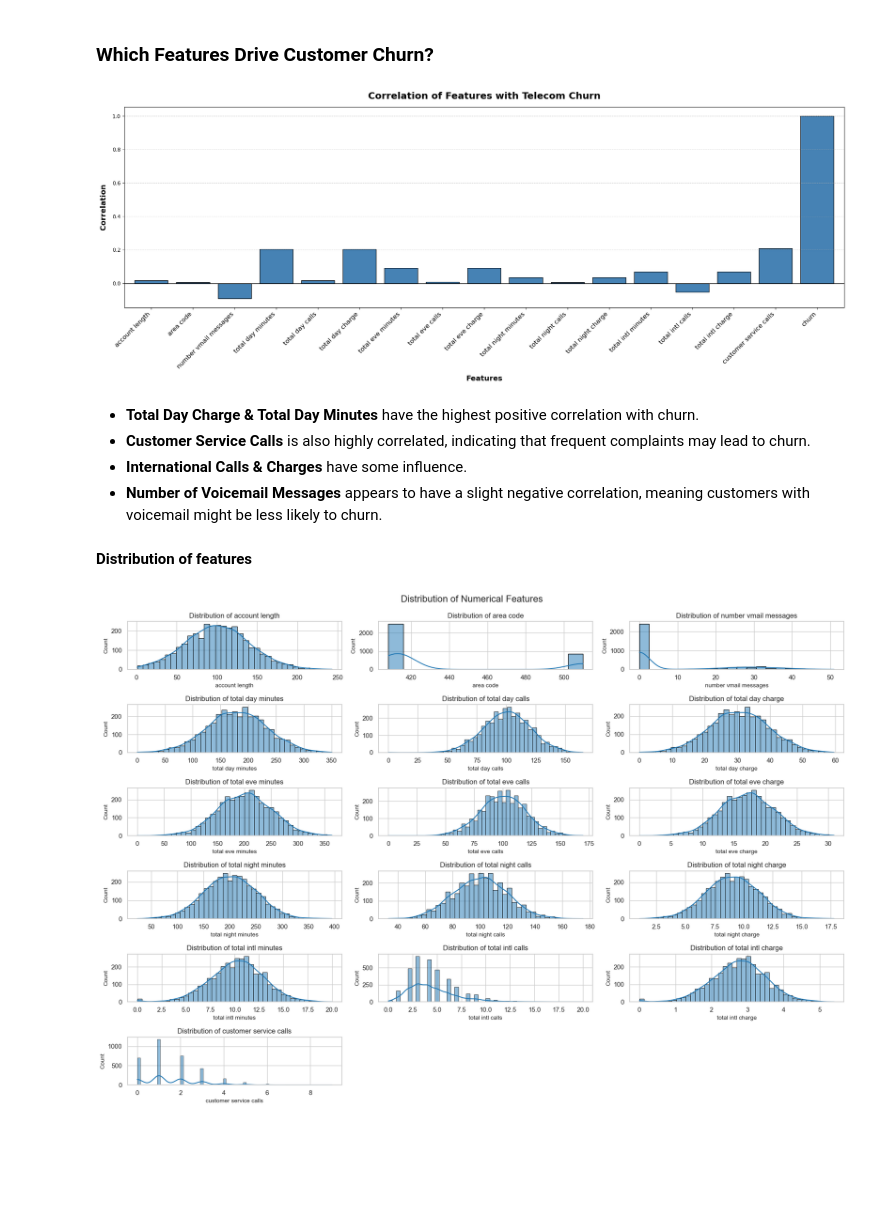
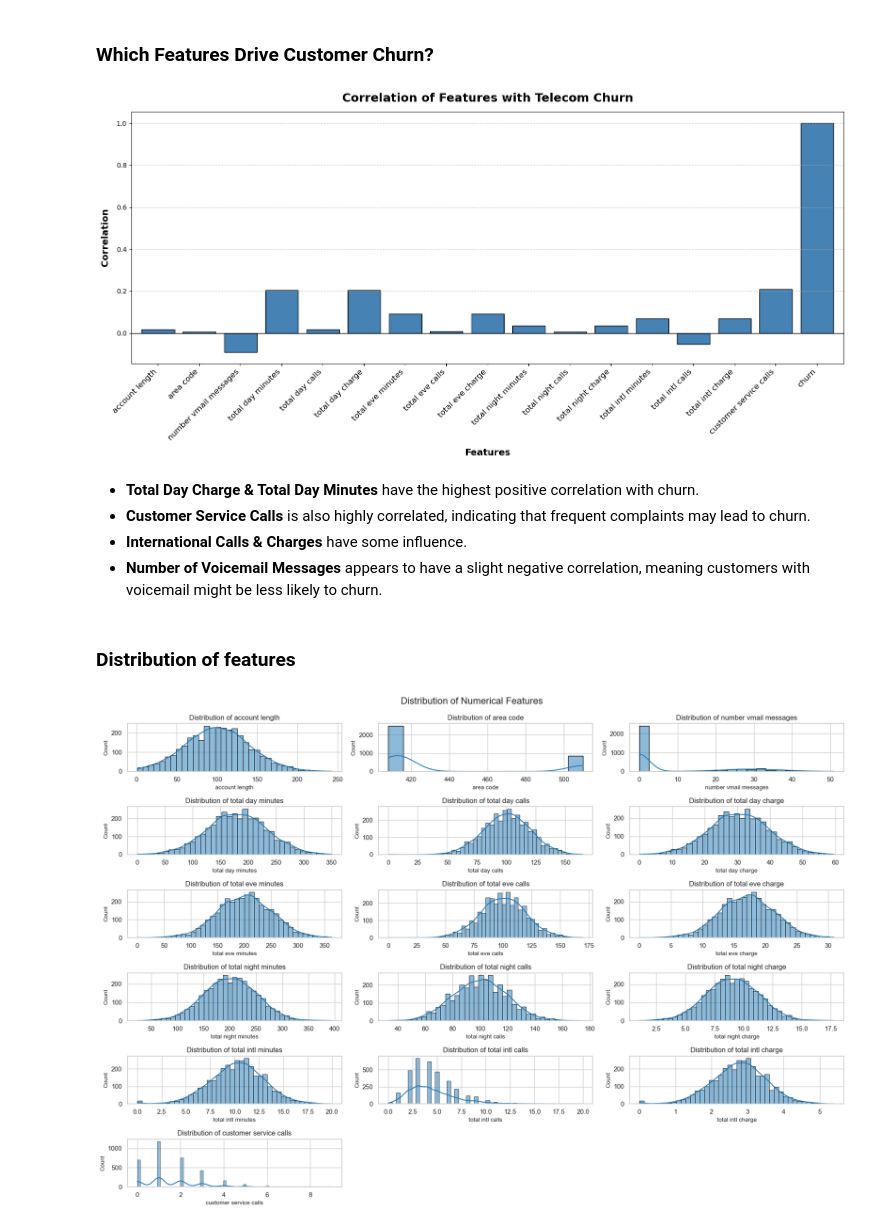
Before and after one commit to blexolonde/Customer-Churn-Prediction-for-SyriaTel, a Jupyter notebook: Syria Telecoms Churn Notebook.ipynb, the cells around one changed output. Saved outputs shown, nothing was run; the diff lists cells and outputs as text; code cells hidden in the pictures; blank space fills up the shorter version.

```diff
--- a/Syria Telecoms Churn Notebook.ipynb
+++ b/Syria Telecoms Churn Notebook.ipynb
@@ -44,13 +95,20 @@ from sklearn.linear_model import LogisticRegression
 import warnings
 warnings.filterwarnings('ignore')
 # %%
-#load the dataset
+# Load the dataset
 file_path = "bigml.csv"
-with open(file_path, 'r') as file:
-    telecoms_df = pd.read_csv(file)
 
-# Print a message to confirm data loading
-print("Data loaded successfully!")
+try:
+    with open(file_path, 'r') as file:
+        telecoms_df = pd.read_csv(file)
+    # Print a message to confirm data loading
+    print("Data loaded successfully!")
+except FileNotFoundError:
+    print(f"Error: The file '{file_path}' was not found.")
+except pd.errors.EmptyDataError:
+    print(f"Error: The file '{file_path}' is empty.")
+except Exception as e:
+    print(f"An unexpected error occurred: {e}")
 # %% [output]
 Data loaded successfully!
 # %%
@@ -294,32 +455,61 @@ plt.show()
 # %%
 # Compute correlation of features with churn
 correlation = telecoms_df.corrwith(telecoms_df['churn'])
 
 # Create figure and axis
-fig, ax = plt.subplots(figsize=(20, 8))  # Set figure size for readability
-correlation.plot.bar(ax=ax, color='steelblue', width=0.8, edgecolor='black')  # Bar chart with enhancements
+fig, ax = plt.subplots(figsize=(16, 8))  # Set figure size for readability
+
+# Plot the correlation as a bar chart with enhancements
+correlation.plot.bar(
+    ax=ax,
+    color='steelblue',
+    width=0.8,
+    edgecolor='black'
+)
 
 # Title and labels formatting
-ax.set_title('Correlation of Features with Telecom Churn', fontsize=18, fontweight='bold', pad=15)
-ax.set_xlabel('Features', fontsize=14, fontweight='bold', labelpad=10)
-ax.set_ylabel('Correlation', fontsize=14, fontweight='bold', labelpad=10)
+ax.set_title(
+    'Correlation of Features with Telecom Churn',
+    fontsize=18,
+    fontweight='bold',
+    pad=15
+)
+ax.set_xlabel(
+    'Features',
+    fontsize=14,
+    fontweight='bold',
+    labelpad=10
+)
+ax.set_ylabel(
+    'Correlation',
+    fontsize=14,
+    fontweight='bold',
+    labelpad=10
+)
 
 # Grid & axis formatting
 ax.grid(axis='y', linestyle='--', alpha=0.7)  # Dashed grid for better readability
 ax.axhline(0, color='black', linewidth=1)  # Add a reference line at zero
 
 # Rotate x-axis labels for better visibility
-ax.set_xticklabels(ax.get_xticklabels(), rotation=45, ha='right', fontsize=12)
+ax.set_xticklabels(
+    ax.get_xticklabels(),
+    rotation=45,
+    ha='right',
+    fontsize=12
+)
 
 # Optimize layout for better spacing
 plt.tight_layout()
+
+# Display the plot
 plt.show()
 # %% [output]
-[figure, old version]
+[figure, new version]
 # %% [markdown]
 - **Total Day Charge & Total Day Minutes** have the highest positive correlation with churn.
 - **Customer Service Calls** is also highly correlated, indicating that frequent complaints may lead to churn.
 - **International Calls & Charges** have some influence.
 - **Number of Voicemail Messages** appears to have a slight negative correlation, meaning customers with voicemail might be less likely to churn.
 # %% [markdown]
-**Distribution of features**
+### **Distribution of features**
```
Also changed, not shown: parts of 107 cells of this notebook.
